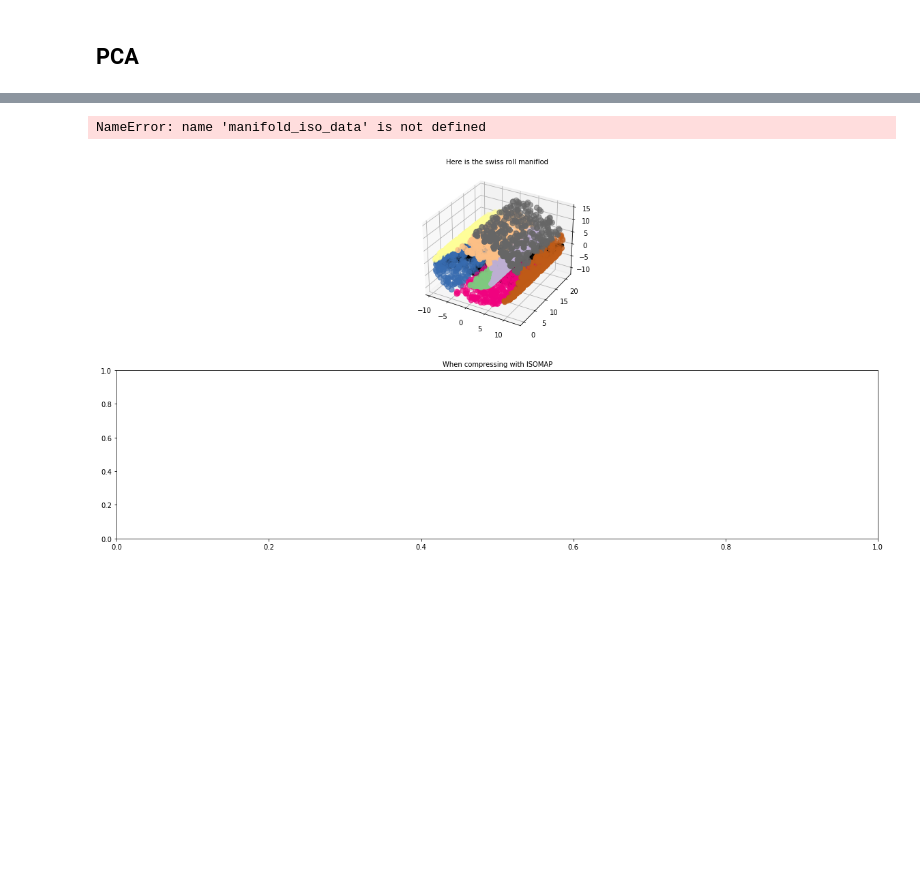
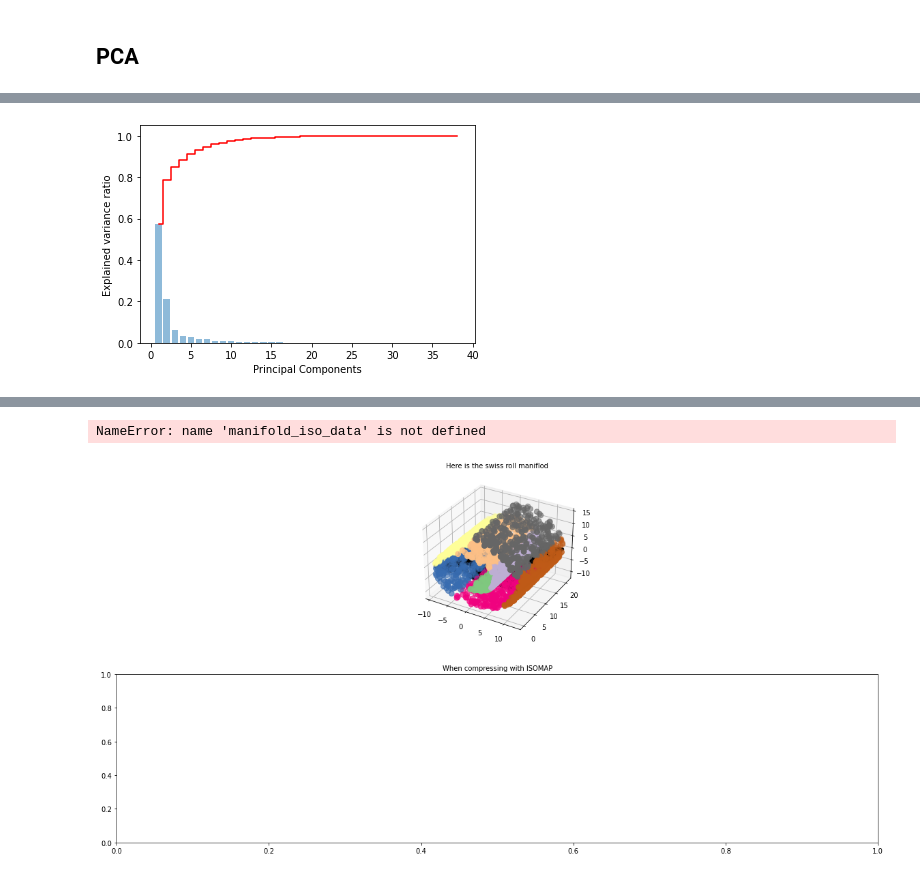
Before and after one commit to jesseniagonzalezv/ICON_RTTOV, a Jupyter notebook: code_test/PCA-radiances.ipynb, the cells around one changed output, grey strips where cells are left out. Saved outputs shown, nothing was run; the diff lists cells and outputs as text; code cells hidden in the pictures; blank space fills up the shorter version.

```diff
--- a/code_test/PCA-radiances.ipynb
+++ b/code_test/PCA-radiances.ipynb
@@ -737,0 +848,12 @@ ValueError: Shape of passed values is (2500, 38), indices imply (2500, 16)
+# %%
+# PCA sklearn
+from sklearn.decomposition import PCA
+
+pca = PCA()
+
+# fit_transform() is used to calculate the PCAs from training data
+X_train_pca = pca.fit_transform(MB_matrix)
+
+# to get the fit statistics (variance explained per component)
+print("sklearn var:\n", pca.explained_variance_ratio_)
+print("numpy var: \n", EigVal/sum(EigVal))
@@ -737,0 +875,15 @@ ValueError: Shape of passed values is (2500, 38), indices imply (2500, 16)
+# %%
+# like we did above visualize the PCs
+# and the cumulative variance explained by each PC
+
+plt.bar(range(1,39), pca.explained_variance_ratio_,
+        alpha=0.5,
+        align='center')
+plt.step(range(1,39), np.cumsum(pca.explained_variance_ratio_),
+         where='mid',
+         color='red')
+plt.ylabel('Explained variance ratio')
+plt.xlabel('Principal Components')
+plt.show()
+# %% [output]
+[figure, added]
```
Also changed, not shown: parts of 38 cells of this notebook, 1 other file.
